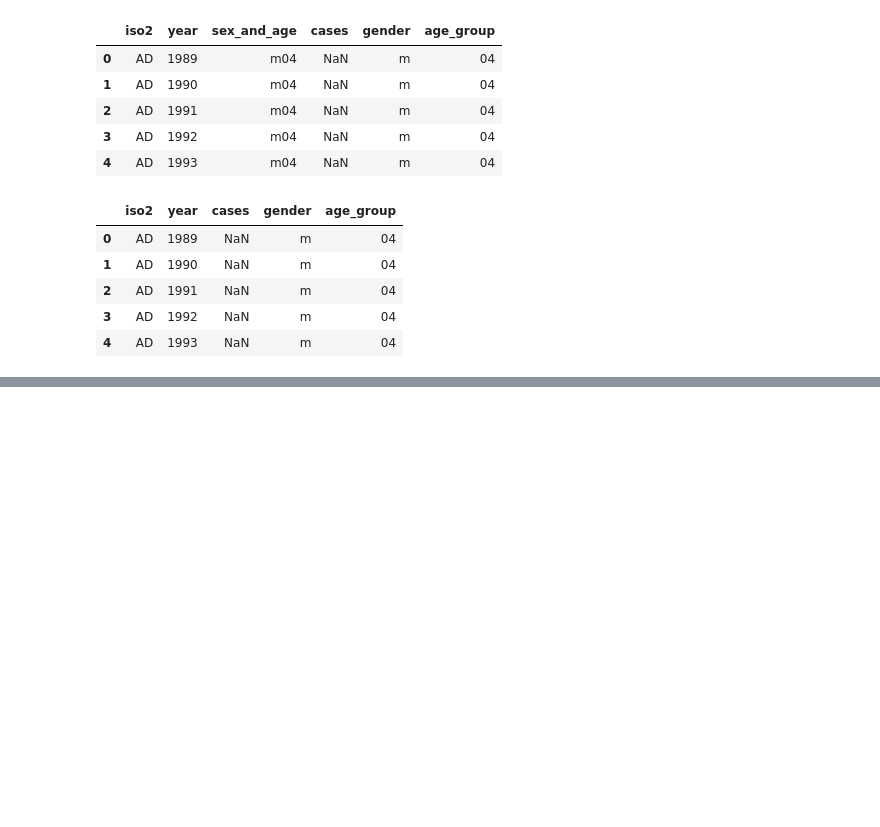
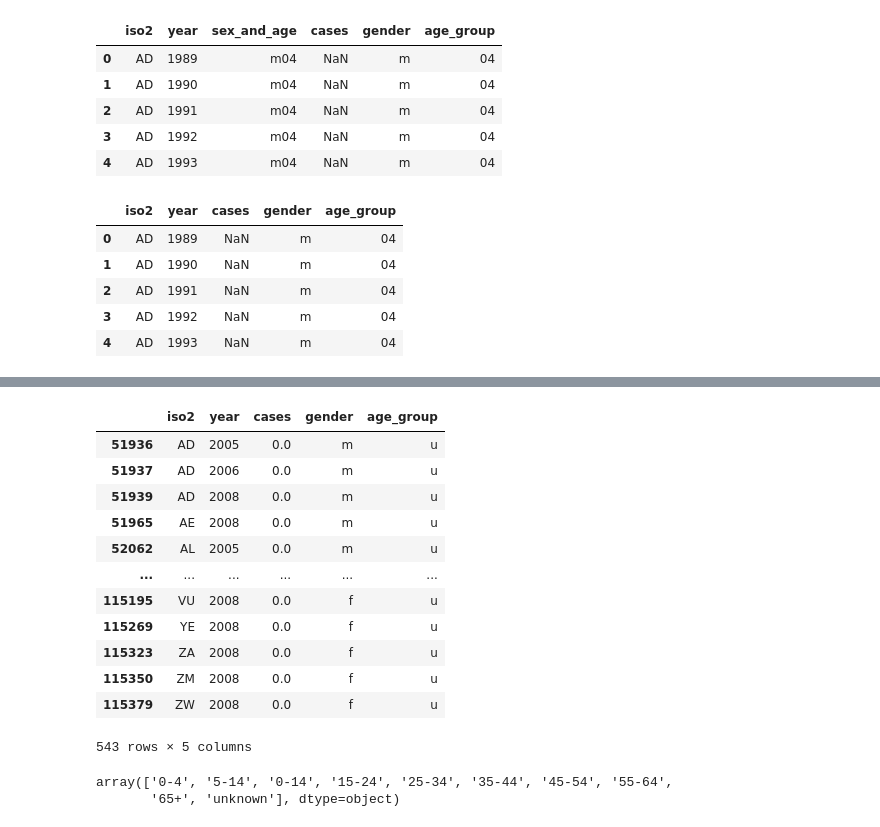
Before and after one commit to patonov/Data_Science-July_2024, a Jupyter notebook: TuberculosisDataTidyingAndCleaning.ipynb, the cells around one changed output, grey strips where cells are left out. Saved outputs shown, nothing was run; the diff lists cells and outputs as text; code cells hidden in the pictures; blank space fills up the shorter version.

```diff
--- a/TuberculosisDataTidyingAndCleaning.ipynb
+++ b/TuberculosisDataTidyingAndCleaning.ipynb
@@ -81,0 +149,16 @@ df_tidy.head()
+# %%
+df_tidy[df_tidy.age_group.str.len() == 1]
+# %% [output]
+|  | iso2 | year | cases | gender | age_group |
+| 51936 | AD | 2005 | 0.0 | m | u |
+| 51937 | AD | 2006 | 0.0 | m | u |
+| 51939 | AD | 2008 | 0.0 | m | u |
+| 51965 | AE | 2008 | 0.0 | m | u |
+| 52062 | AL | 2005 | 0.0 | m | u |
+| ... | ... | ... | ... | ... | ... |
+| 115195 | VU | 2008 | 0.0 | f | u |
+| 115269 | YE | 2008 | 0.0 | f | u |
+| 115323 | ZA | 2008 | 0.0 | f | u |
+| 115350 | ZM | 2008 | 0.0 | f | u |
+| 115379 | ZW | 2008 | 0.0 | f | u |
+543 rows × 5 columns
@@ -81,0 +174,5 @@ df_tidy.head()
+# %%
+df_tidy.age_group.unique()
+# %% [output]
+array(['0-4', '5-14', '0-14', '15-24', '25-34', '35-44', '45-54', '55-64',
+       '65+', 'unknown'], dtype=object)
```
Also changed, not shown: parts of 18 cells of this notebook.
